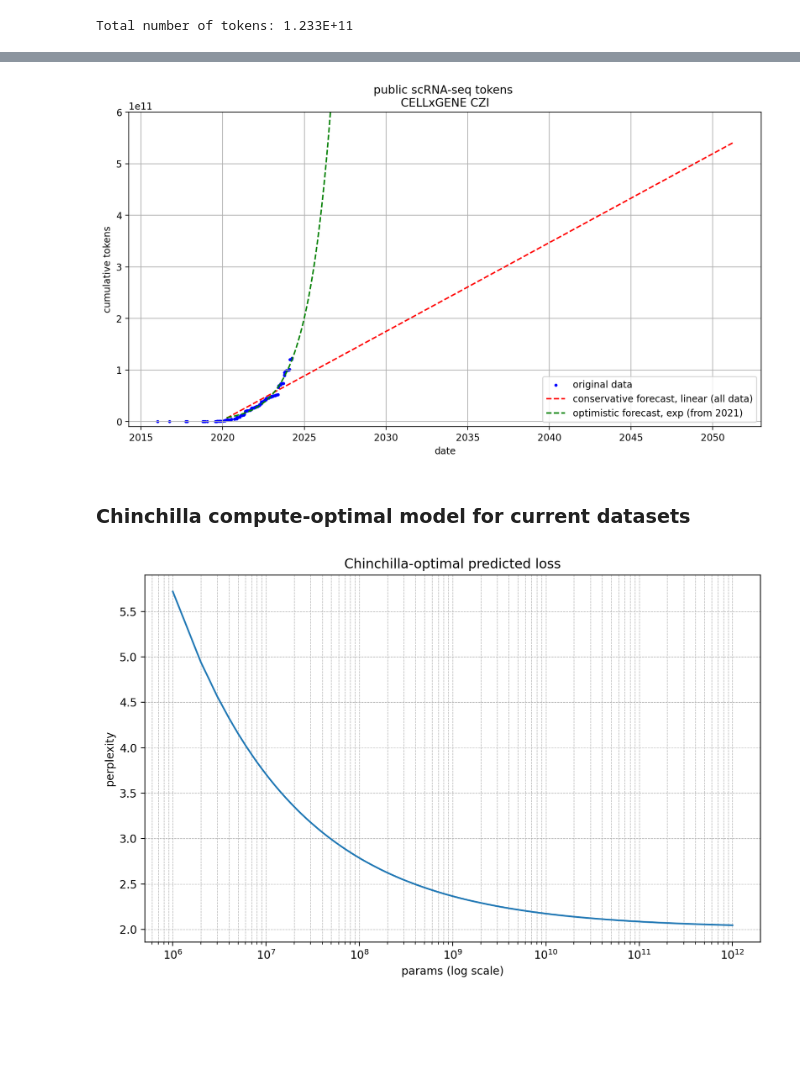
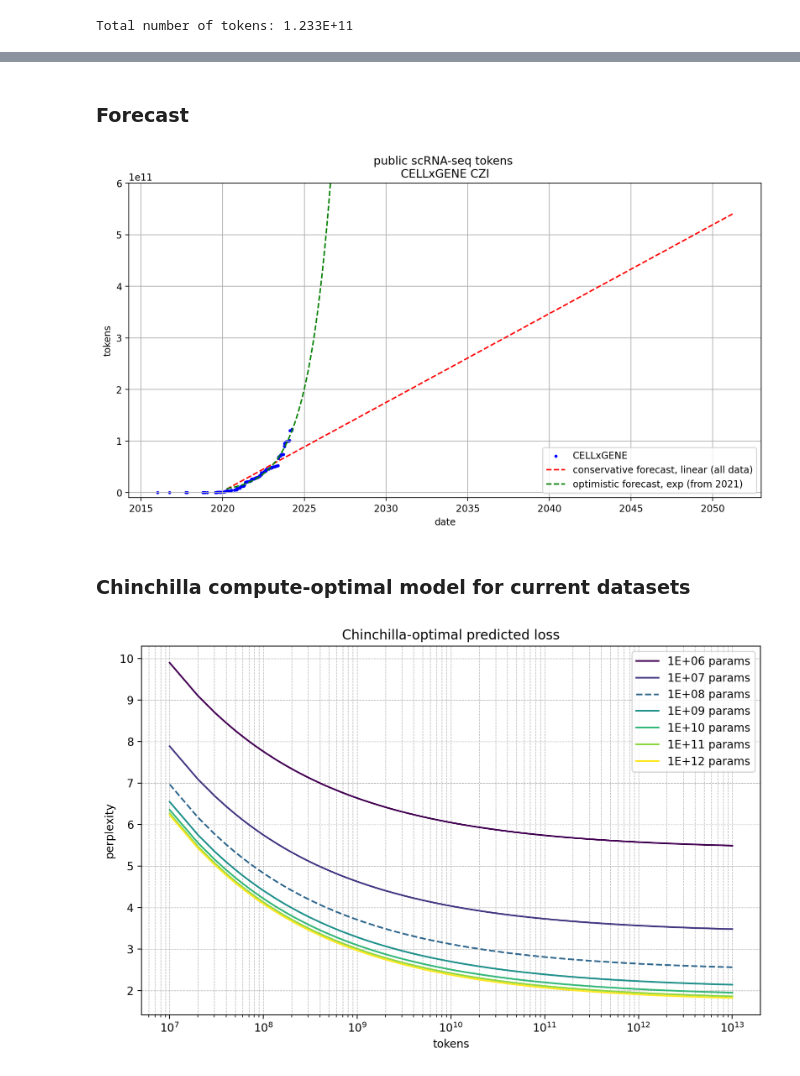
Before and after one commit to wconnell/scaling-bio, a Jupyter notebook: sys.ipynb, the cells around one changed output, grey strips where cells are left out. Saved outputs shown, nothing was run; the diff lists cells and outputs as text; code cells hidden in the pictures; blank space fills up the shorter version.

```diff
--- a/sys.ipynb
+++ b/sys.ipynb
@@ -172,3 +184,5 @@ Total number of tokens: 1.233E+11
+# %% [markdown]
+### Forecast
 # %%
 def fit_and_plot_models(ds_meta):
     # Ensure 'pub_date' is timezone-naive
@@ -208,7 +222,7 @@ def fit_and_plot_models(ds_meta):
 
     # Plot
     plt.figure(figsize=(12, 6))
-    plt.scatter(ds_meta['pub_date'], y, color='blue', label='original data', s=5)
+    plt.scatter(ds_meta['pub_date'], y, color='blue', label='CELLxGENE', s=5)
     plt.plot([min_date + timedelta(days=int(d)) for d in future_dates_all], future_linear_predictions, color='red', label='conservative forecast, linear (all data)', linestyle='dashed')
     plt.plot([min_date + timedelta(days=int(d)) for d in future_dates_all], future_exponential_predictions, color='green', label='optimistic forecast, exp (from 2021)', linestyle='dashed')
 
@@ -218,7 +232,7 @@ def fit_and_plot_models(ds_meta):
 
     plt.ylim((-1e10, 6e11))
     plt.xlabel('date')
-    plt.ylabel('cumulative tokens')
+    plt.ylabel('tokens')
     plt.title('public scRNA-seq tokens \nCELLxGENE CZI')
     plt.legend()
     plt.grid(True)
@@ -227,25 +241,36 @@ def fit_and_plot_models(ds_meta):
 # Example usage:
 fit_and_plot_models(ds_meta)
 # %% [output]
-[figure, old version]
+[figure, new version]
 # %% [markdown]
 ### Chinchilla compute-optimal model for current datasets
 # %%
 def chincilla_sl(n, d):
     return (406.4 / n ** 0.34) + (410.7 / d ** 0.28) + 1.69
 
-d_static = ds_meta['cum_nnz'].max()
-n_range = np.linspace(1e6, 1e12, 1*10**6)
+n_range = np.logspace(6, 12, 7)
+d_range = np.linspace(1e7, 1e13, int(1e6))
 
-losses = [chincilla_sl(n, d_static) for n in n_range]
+losses = []
+for n in n_range:
+    losses.append([chincilla_sl(n, d) for d in d_range])
 # %%
+import matplotlib.cm as cm
+
 plt.figure(figsize=(10, 6))
-plt.plot(n_range, losses)
+# plt.plot(n_range, losses_cellxgene, label='1T tokens')
+# plt.plot(n_range, losses_scfound, label='96B tokens (scFoundation)')
+colors = cm.viridis(np.linspace(0, 1, len(losses)))
+
+for l, c, n in zip(losses, colors, n_range):
+    ls = 'dashed'  if n == 1e8 else 'solid'
+    plt.plot(d_range, l, label=f'{n:.0E} params', color=c, linestyle=ls)
 plt.xscale('log')  # Set x-axis to logarithmic scale
-plt.xlabel('params (log scale)')
+plt.xlabel('tokens')
 plt.ylabel('perplexity')
 plt.title('Chinchilla-optimal predicted loss')
 plt.grid(True, which='both', linestyle='--', linewidth=0.5)
+plt.legend()
 plt.show()
 # %% [output]
-[figure, old version]
+[figure, new version]
```
Also changed, not shown: parts of 11 cells of this notebook.
